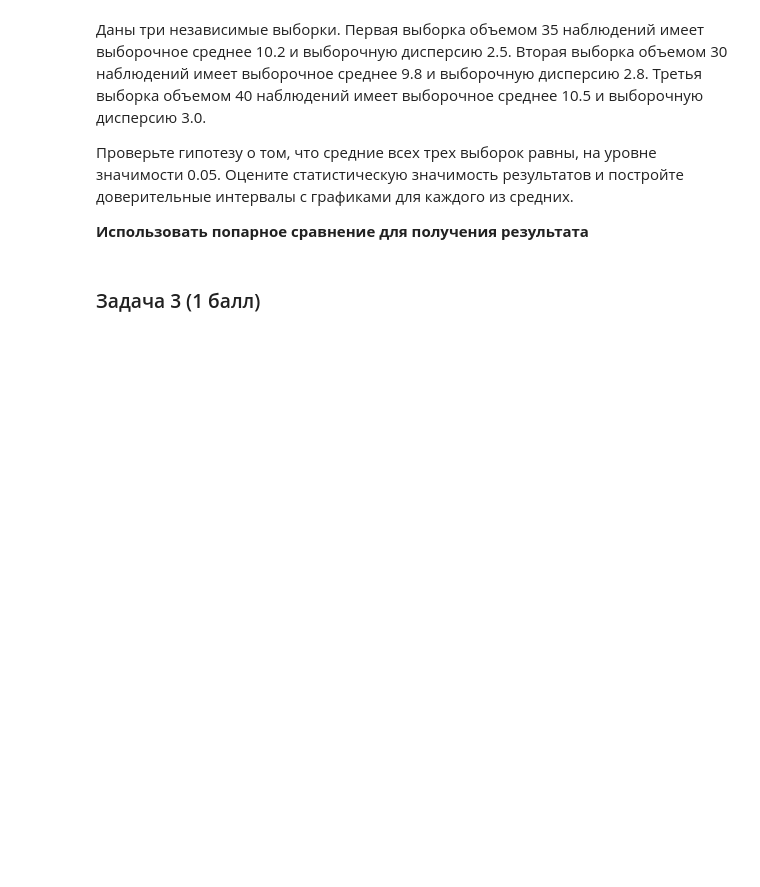
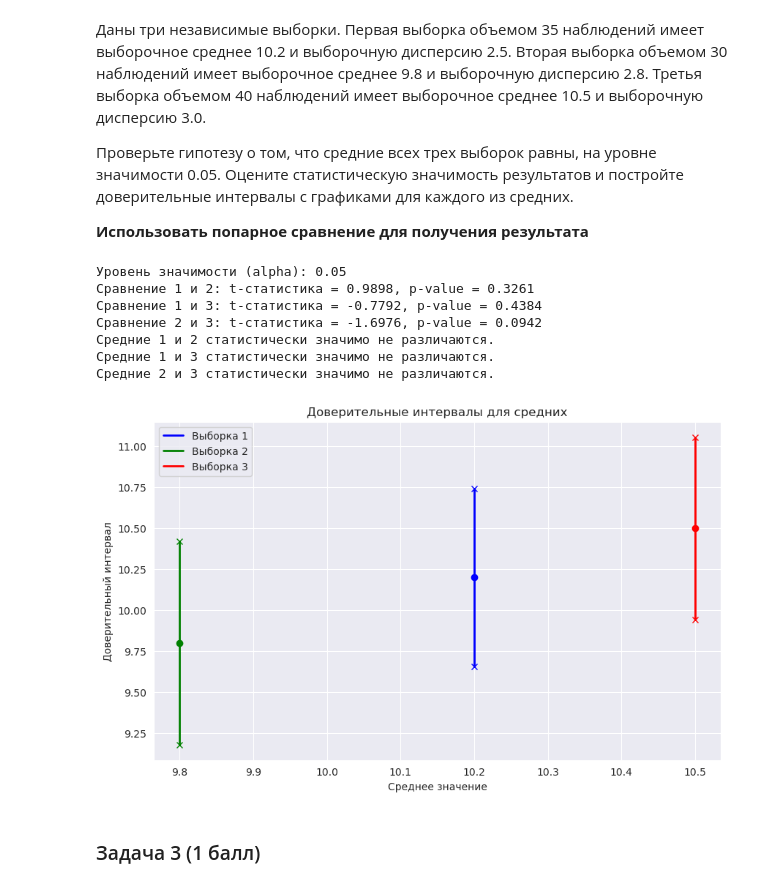
Before and after one commit to NTG-TPL/itmo_mathstat, a Jupyter notebook: 4 - Parametric tests/ITMO_MathStat_HW_3.ipynb, the cells around one changed output. Drawn from its saved outputs; the diff is of its cells as text; code cells hidden in the pictures; blank space fills up the shorter version.

```diff
--- a/4 - Parametric tests/ITMO_MathStat_HW_3.ipynb
+++ b/4 - Parametric tests/ITMO_MathStat_HW_3.ipynb
@@ -21,6 +69,80 @@
 Оцените статистическую значимость результатов и постройте доверительные интервалы c графиками для каждого из средних.
 
 **Использовать попарное сравнение для получения результата**
+# %%
+sample1 = np.random.normal(10.2, np.sqrt(2.5), 35)
+sample2 = np.random.normal(9.8, np.sqrt(2.8), 30)
+sample3 = np.random.normal(10.5, np.sqrt(3.0), 40)
+
+mean1, mean2, mean3 = 10.2, 9.8, 10.5
+var1, var2, var3 = 2.5, 2.8, 3.0
+n1, n2, n3 = 35, 30, 40
+
+alpha = 0.05
+
+print(f"Уровень значимости (alpha): {alpha}")
+
+# Сравнение 1 и 2
+t_stat12, p_value12 = stats.ttest_ind_from_stats(mean1, np.sqrt(var1), n1, mean2, np.sqrt(var2), n2)
+print(f"Сравнение 1 и 2: t-статистика = {t_stat12:.4f}, p-value = {p_value12:.4f}")
+
+# Сравнение 1 и 3
+t_stat13, p_value13 = stats.ttest_ind_from_stats(mean1, np.sqrt(var1), n1, mean3, np.sqrt(var3), n3)
+print(f"Сравнение 1 и 3: t-статистика = {t_stat13:.4f}, p-value = {p_value13:.4f}")
+
+# Сравнение 2 и 3
+t_stat23, p_value23 = stats.ttest_ind_from_stats(mean2, np.sqrt(var2), n2, mean3, np.sqrt(var3), n3)
+print(f"Сравнение 2 и 3: t-статистика = {t_stat23:.4f}, p-value = {p_value23:.4f}")
+
+# Проверка статистической значимости
+if p_value12 < alpha:
+    print("Средние 1 и 2 статистически значимо различаются.")
+else:
+    print("Средние 1 и 2 статистически значимо не различаются.")
+
+if p_value13 < alpha:
+    print("Средние 1 и 3 статистически значимо различаются.")
+else:
+    print("Средние 1 и 3 статистически значимо не различаются.")
+
+if p_value23 < alpha:
+    print("Средние 2 и 3 статистически значимо различаются.")
+else:
+    print("Средние 2 и 3 статистически значимо не различаются.")
+
+# Построение доверительных интервалов
+def plot_confidence_interval(mean, sem, color='blue', label=None):
+    ci = stats.t.interval(0.95, len(sample1)-1, loc=mean, scale=sem)
+    plt.plot([mean, mean], ci, color=color, lw=2, label=label)
+    plt.plot(mean, (ci[0]+ci[1])/2, 'o', color=color)
+    plt.plot([mean, mean], [ci[0], ci[1]], 'x', color=color)
+
+# Расчет стандартной ошибки среднего (SEM)
+sem1 = np.sqrt(var1 / n1)
+sem2 = np.sqrt(var2 / n2)
+sem3 = np.sqrt(var3 / n3)
+
+# Построение графиков
+plt.figure(figsize=(10, 6))
+plot_confidence_interval(mean1, sem1, color='blue', label='Выборка 1')
+plot_confidence_interval(mean2, sem2, color='green', label='Выборка 2')
+plot_confidence_interval(mean3, sem3, color='red', label='Выборка 3')
+
+plt.title('Доверительные интервалы для средних')
+plt.xlabel('Среднее значение')
+plt.ylabel('Доверительный интервал')
+plt.legend()
+plt.grid(True)
+plt.show()
+# %% [output]
+Уровень значимости (alpha): 0.05
+Сравнение 1 и 2: t-статистика = 0.9898, p-value = 0.3261
+Сравнение 1 и 3: t-статистика = -0.7792, p-value = 0.4384
+Сравнение 2 и 3: t-статистика = -1.6976, p-value = 0.0942
+Средние 1 и 2 статистически значимо не различаются.
+Средние 1 и 3 статистически значимо не различаются.
+Средние 2 и 3 статистически значимо не различаются.
+[figure, added]
 # %% [markdown]
 ### Задача 3 (1 балл)
 # %% [markdown]
```
Also changed, not shown: parts of 33 cells of this notebook.
